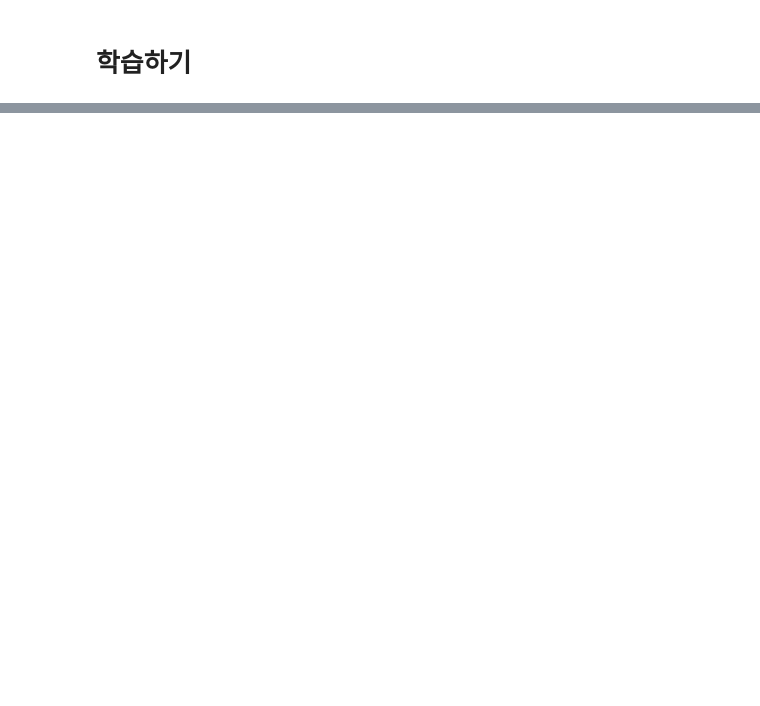
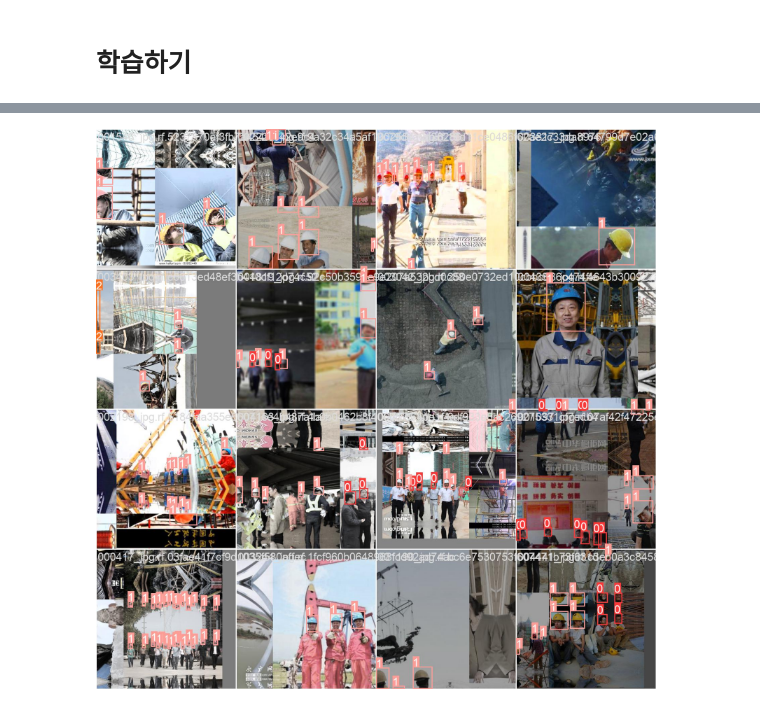
Before and after one commit to choi-aerim/Study_DL, a Jupyter notebook: 0219_ yolov5.ipynb, the cells around one changed output, grey strips where cells are left out. Saved outputs shown, nothing was run; the diff lists cells and outputs as text; code cells hidden in the pictures; blank space fills up the shorter version.

```diff
--- a/0219_ yolov5.ipynb
+++ b/0219_ yolov5.ipynb
@@ -242,0 +279,4 @@ To enable them in other operations, rebuild TensorFlow with the appropriate comp
+# %%
+Image(filename='./runs/train/hat_yolov5s_result10/train_batch1.jpg', width=900)
+# %% [output]
+[figure, added]
```
Also changed, not shown: parts of 20 cells of this notebook.
